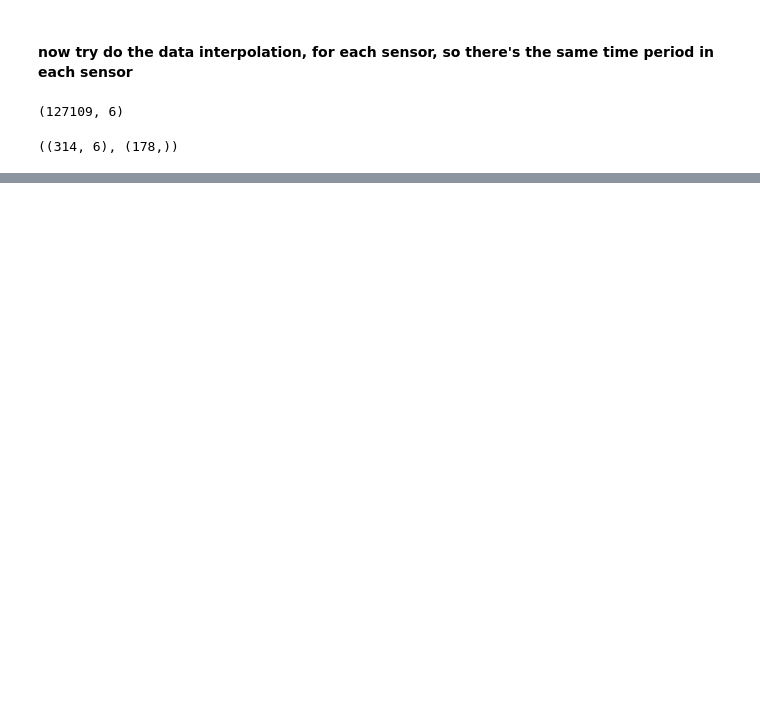
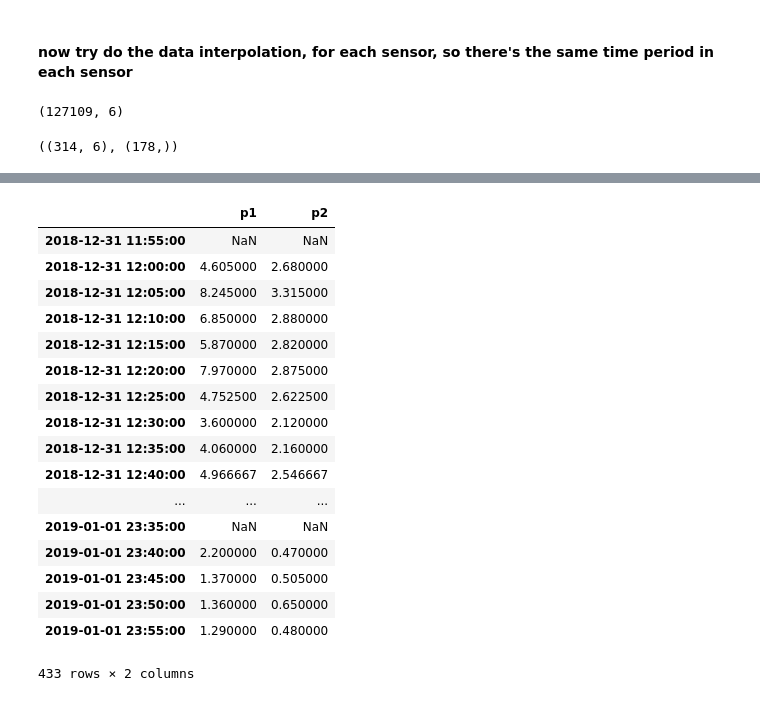
Before and after one commit to miskaknapek/dustmin_to_csv__various_code, a Jupyter notebook: make_tabular_csv_data_from_luftdaten_data___TRY_5__using__PD_RESAMPLE__WITH_REAL_TEST_DATA_02.ipynb, the cells around one changed output, grey strips where cells are left out. Cells and saved outputs as stored; diff of their text form; code cells hidden in the pictures; blank space fills up the shorter version.

```diff
--- a/make_tabular_csv_data_from_luftdaten_data___TRY_5__using__PD_RESAMPLE__WITH_REAL_TEST_DATA_02.ipynb
+++ b/make_tabular_csv_data_from_luftdaten_data___TRY_5__using__PD_RESAMPLE__WITH_REAL_TEST_DATA_02.ipynb
@@ -552,6 +552,7 @@ start_time = time.time()
 
 # let's cheat a bit and output things in a list
 out_time_complete_arrays = []
+out_time_complete_arrays__WITHOUT_WHERE_CLEANING = []
 
 list_of_unique_sensor_ids = in_data__smlr['sensor_id'].unique()
 
@@ -566,18 +567,25 @@ for curr_sensor_id in list_of_unique_sensor_ids[:5]:
     # -- fetch all rows for a given sensor
     curr_sensor_data = in_data__smlr[ in_data__smlr['sensor_id'] == curr_sensor_id  ]
 
-    ## print("-- -- and that has "+str( curr_sensor_data.shape )+" entries " )
+    print("-- -- and that has "+str( curr_sensor_data.shape )+" entries " )
+
+    ### print("-- -- - the start date row looks like this ")
+    ### print( start_time_dataframe_row )
 
     # generate a minimised version of the data such that one only has the time index, p1 and p2 columns
     curr_sensor_data__minimised =  curr_sensor_data[ ['p1', 'p2'] ]
 
-    ## print("-- -- - curr_sensor_data__minimised.shape = "+str( curr_sensor_data__minimised.shape ) )
+    ### print( "-- -- - curr_sensor_data__minimised.index = "+str( curr_sensor_data__minimised.index ) )
+    ### print( "-- -- - curr_sensor_data__minimised.columns = "+str( curr_sensor_data__minimised.columns ) )
 
-    ## print(  curr_sensor_data__minimised.head()  )
+    ### print("-- -- - curr_sensor_data__minimised.shape = "+str( curr_sensor_data__minimised.shape ) )
+
+    ### print(  curr_sensor_data__minimised.head()  )
 
     # -- now add beginning and end time data frames
 
-    ## print( "-- -- - start_time_dataframe_row.shape = "+str( start_time_dataframe_row.shape ) )
+    ### print( "-- -- - start_time_dataframe_row.shape = "+str( start_time_dataframe_row.shape ) )
+    ### print( "-- -- - start_time_dataframe_row.columns = "+str( start_time_dataframe_row.columns ) )
 
     curr_sensor_data_min_w_relv_start_n_end_times = start_time_dataframe_row.append( curr_sensor_data__minimised )
 
@@ -598,13 +606,16 @@ for curr_sensor_id in list_of_unique_sensor_ids[:5]:
 
     # -- now resample
 
-    ### array_resampled = curr_sensor_data_min_w_relv_start_n_end_times.resample("5Min").mean()
+    array_resampled = curr_sensor_data_min_w_relv_start_n_end_times.resample("5Min").mean()
 
-    print("-- -- - array_resampled : "+str( array_resampled ) )
+    ### print("-- -- - array_resampled : "+str( array_resampled ) )
 
     # -- fill the NaNs …
 
-    ### array_resampled['p1'] = array_resampled.where( array_resampled['p1'] == np.NaN, 0 )
+    # SAVE A COPY WIHTOUT WHERE CLEANING
+    out_time_complete_arrays__WITHOUT_WHERE_CLEANING.append( array_resampled )
+
+    # array_resampled['p1'] = array_resampled['p1'].where( array_resampled['p1'] == np.NaN, 0 )
     ### array_resampled['p2'] = array_resampled.where( array_resampled['p2'] == np.NaN, 0 )
 
     # -- export
@@ -622,0 +665,21 @@ IndexError: list index out of range
+# %%
+out_time_complete_arrays__WITHOUT_WHERE_CLEANING[0]
+# %% [output]
+|  | p1 | p2 |
+| 2018-12-31 11:55:00 | NaN | NaN |
+| 2018-12-31 12:00:00 | 4.605000 | 2.680000 |
+| 2018-12-31 12:05:00 | 8.245000 | 3.315000 |
+| 2018-12-31 12:10:00 | 6.850000 | 2.880000 |
+| 2018-12-31 12:15:00 | 5.870000 | 2.820000 |
+| 2018-12-31 12:20:00 | 7.970000 | 2.875000 |
+| 2018-12-31 12:25:00 | 4.752500 | 2.622500 |
+| 2018-12-31 12:30:00 | 3.600000 | 2.120000 |
+| 2018-12-31 12:35:00 | 4.060000 | 2.160000 |
+| 2018-12-31 12:40:00 | 4.966667 | 2.546667 |
+| ... | ... | ... |
+| 2019-01-01 23:35:00 | NaN | NaN |
+| 2019-01-01 23:40:00 | 2.200000 | 0.470000 |
+| 2019-01-01 23:45:00 | 1.370000 | 0.505000 |
+| 2019-01-01 23:50:00 | 1.360000 | 0.650000 |
+| 2019-01-01 23:55:00 | 1.290000 | 0.480000 |
+433 rows × 2 columns
```
Also changed, not shown: parts of 11 cells of this notebook.
